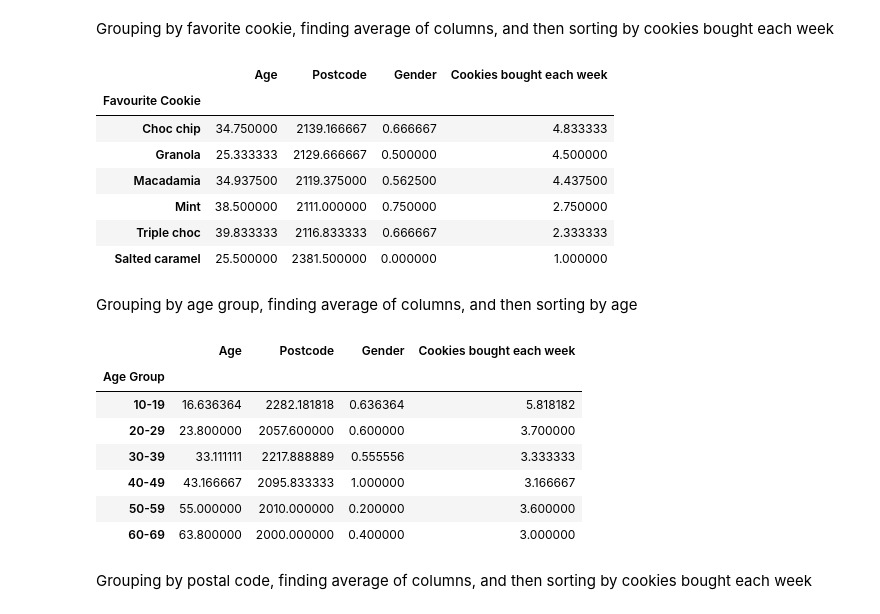
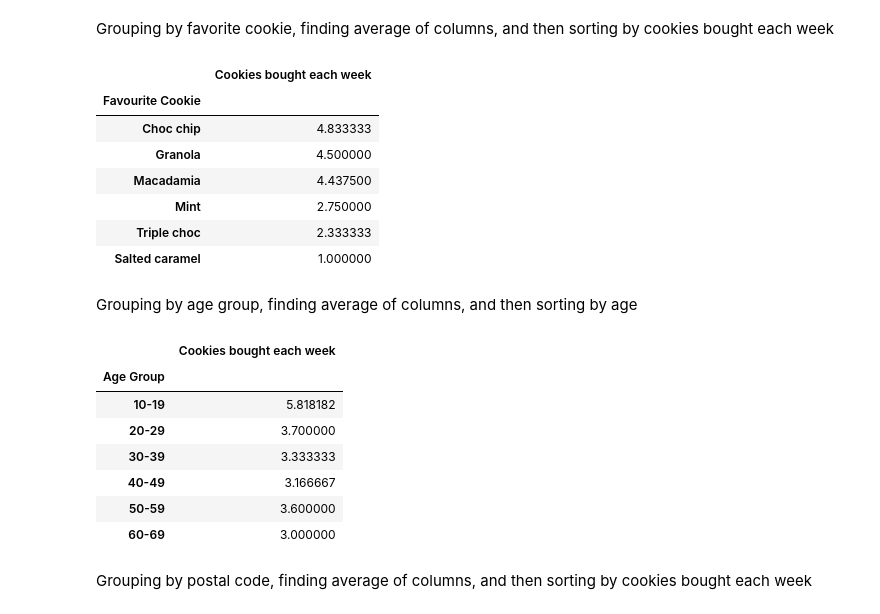
Before and after one commit to UFthomasboosinger/Data_Wrangling_Challenge, a Jupyter notebook: Data_Wrangling_Challenge.ipynb, the cells around one changed output. Drawn from its saved outputs; the diff is of its cells as text; code cells hidden in the pictures.

```diff
--- a/Data_Wrangling_Challenge.ipynb
+++ b/Data_Wrangling_Challenge.ipynb
@@ -3,8 +3,11 @@
 # %%
 import pandas as pd
 import numpy as np
-path = '../data/cookie_business.xlsx'
-dirty_df = pd.read_excel(path, index_col=0)
+path = 'cookie_business.xlsx'
+dirty_df = pd.read_excel(
+     path,
+     engine='openpyxl',
+)
 # %%
 dirty_df.head(15)
 # %% [output]
@@ -72,29 +92,31 @@ clean_df = dirty_df
 # %% [markdown]
 Grouping by favorite cookie, finding average of columns, and then sorting by cookies bought each week
 # %%
-clean_df.groupby("Favourite Cookie").mean().sort_values("Cookies bought each week", ascending= False)
+modified_df = clean_df.groupby("Favourite Cookie").mean().sort_values("Cookies bought each week", ascending= False)
+modified_df[['Cookies bought each week']]
 # %% [output]
-|  | Age | Postcode | Gender | Cookies bought each week |
-| Favourite Cookie |  |  |  |  |
-| Choc chip | 34.750000 | 2139.166667 | 0.666667 | 4.833333 |
-| Granola | 25.333333 | 2129.666667 | 0.500000 | 4.500000 |
-| Macadamia | 34.937500 | 2119.375000 | 0.562500 | 4.437500 |
-| Mint | 38.500000 | 2111.000000 | 0.750000 | 2.750000 |
-| Triple choc | 39.833333 | 2116.833333 | 0.666667 | 2.333333 |
-| Salted caramel | 25.500000 | 2381.500000 | 0.000000 | 1.000000 |
+|  | Cookies bought each week |
+| Favourite Cookie |  |
+| Choc chip | 4.833333 |
+| Granola | 4.500000 |
+| Macadamia | 4.437500 |
+| Mint | 2.750000 |
+| Triple choc | 2.333333 |
+| Salted caramel | 1.000000 |
 # %% [markdown]
 Grouping by age group, finding average of columns, and then sorting by age
 # %%
-clean_df.groupby("Age Group").mean().sort_values("Age", ascending= True)
+modified_df = clean_df.groupby("Age Group").mean().sort_values("Age", ascending= True)
+modified_df[['Cookies bought each week']]
 # %% [output]
-|  | Age | Postcode | Gender | Cookies bought each week |
-| Age Group |  |  |  |  |
-| 10-19 | 16.636364 | 2282.181818 | 0.636364 | 5.818182 |
-| 20-29 | 23.800000 | 2057.600000 | 0.600000 | 3.700000 |
-| 30-39 | 33.111111 | 2217.888889 | 0.555556 | 3.333333 |
-| 40-49 | 43.166667 | 2095.833333 | 1.000000 | 3.166667 |
-| 50-59 | 55.000000 | 2010.000000 | 0.200000 | 3.600000 |
-| 60-69 | 63.800000 | 2000.000000 | 0.400000 | 3.000000 |
+|  | Cookies bought each week |
+| Age Group |  |
+| 10-19 | 5.818182 |
+| 20-29 | 3.700000 |
+| 30-39 | 3.333333 |
+| 40-49 | 3.166667 |
+| 50-59 | 3.600000 |
+| 60-69 | 3.000000 |
 # %% [markdown]
 Grouping by postal code, finding average of columns, and then sorting by cookies bought each week
 # %%
```
Also changed, not shown: parts of 5 cells of this notebook.
